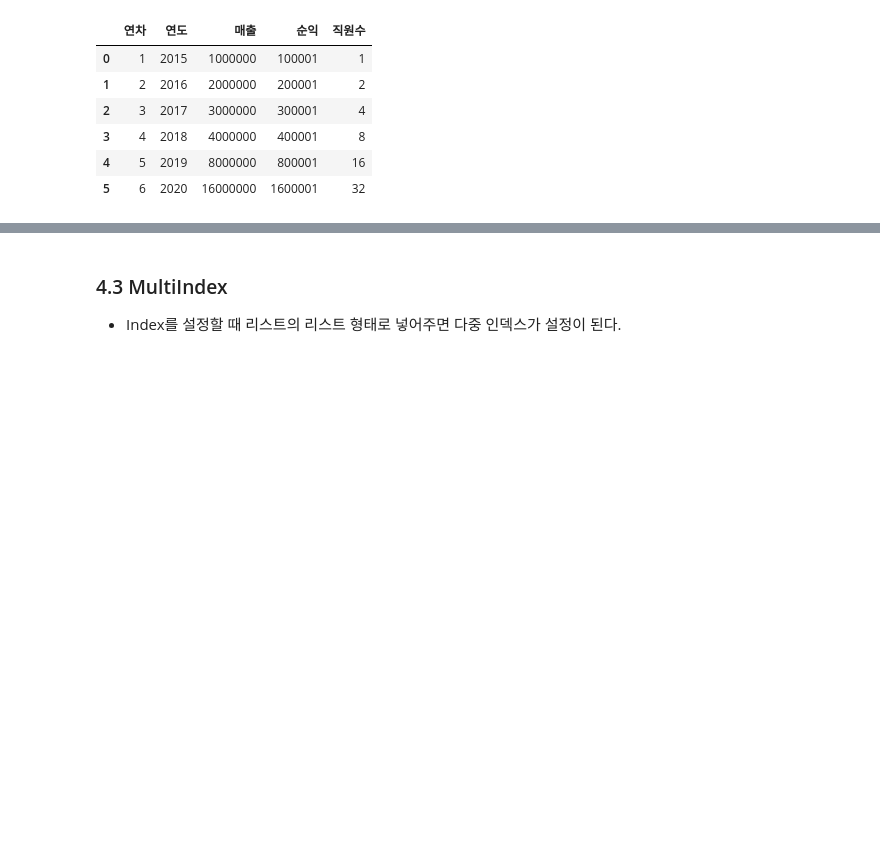
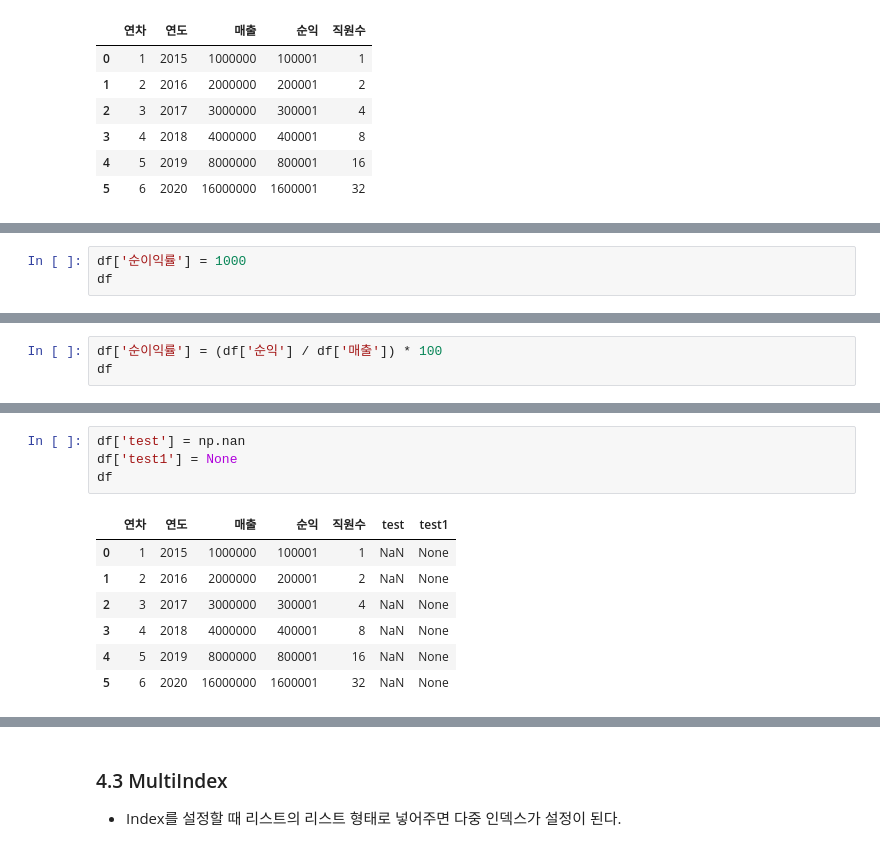
Before and after one commit to 7SH7/data_analysis_python, a Jupyter notebook: pandas_학생용.ipynb, the cells around one changed output, grey strips where cells are left out. Drawn from its saved outputs; the diff is of its cells as text; blank space fills up the shorter version.

```diff
--- a/pandas_학생용.ipynb
+++ b/pandas_학생용.ipynb
@@ -581,0 +1402,3 @@ df
+# %%
+df['순이익률'] = 1000
+df
@@ -581,0 +1413,3 @@ df
+# %%
+df['순이익률'] = (df['순익'] / df['매출']) * 100
+df
@@ -581,0 +1456,12 @@ df
+# %%
+df['test'] = np.nan
+df['test1'] = None
+df
+# %% [output]
+|  | 연차 | 연도 | 매출 | 순익 | 직원수 | test | test1 |
+| 0 | 1 | 2015 | 1000000 | 100001 | 1 | NaN | None |
+| 1 | 2 | 2016 | 2000000 | 200001 | 2 | NaN | None |
+| 2 | 3 | 2017 | 3000000 | 300001 | 4 | NaN | None |
+| 3 | 4 | 2018 | 4000000 | 400001 | 8 | NaN | None |
+| 4 | 5 | 2019 | 8000000 | 800001 | 16 | NaN | None |
+| 5 | 6 | 2020 | 16000000 | 1600001 | 32 | NaN | None |
```
Also changed, not shown: parts of 110 cells of this notebook, 1 other file.
